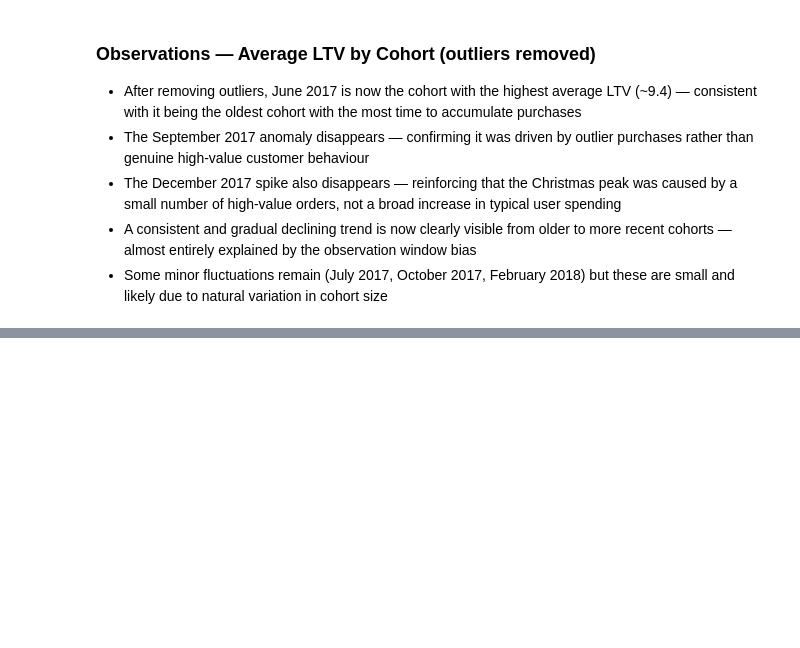
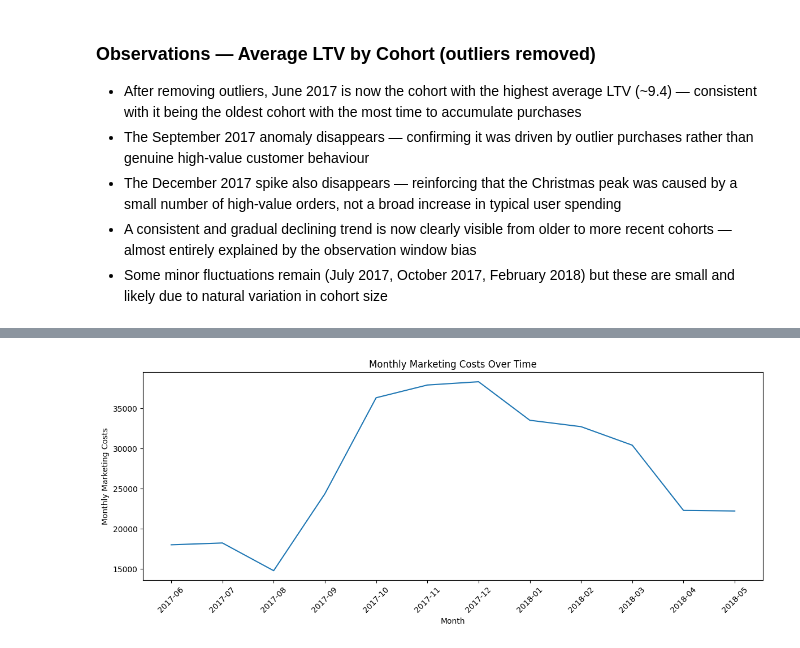
Before and after one commit to hmvcarvalho/yafisha-marketing-analysis, a Jupyter notebook: yafisha_analysis.ipynb, the cells around one changed output, grey strips where cells are left out. Cells and saved outputs as stored; diff of their text form; code cells hidden in the pictures; blank space fills up the shorter version.

```diff
--- a/yafisha_analysis.ipynb
+++ b/yafisha_analysis.ipynb
@@ -1075,0 +1140,4 @@ plt.show()
+# %%
+# Adding column with month when cost occurred
+df_marketing_costs['cost_month'] = df_marketing_costs['dt'].dt.to_period('M')
+print(df_marketing_costs.head(6))
@@ -1075,0 +1152,6 @@ plt.show()
+# %%
+# Get marketing costs per month
+costs_per_month = df_marketing_costs.groupby('cost_month').agg(
+    monthly_costs=('costs', 'sum')).reset_index()
+print(costs_per_month.sort_values(by='cost_month'))
+print(costs_per_month.sort_values(by='cost_month').count())
@@ -1075,0 +1175,13 @@ plt.show()
+# %%
+# Plot line chart of marketing costs per month
+fig, ax = plt.subplots(figsize=(12, 5))
+ax.plot(costs_per_month['cost_month'].astype(str),
+        costs_per_month['monthly_costs'])
+ax.set_xlabel('Month')
+ax.set_ylabel('Monthly Marketing Costs')
+ax.set_title('Monthly Marketing Costs Over Time')
+plt.xticks(rotation=45)
+plt.tight_layout()
+plt.show()
+# %% [output]
+[figure, added]
```
Also changed, not shown: parts of 36 cells of this notebook, 1 other file.
